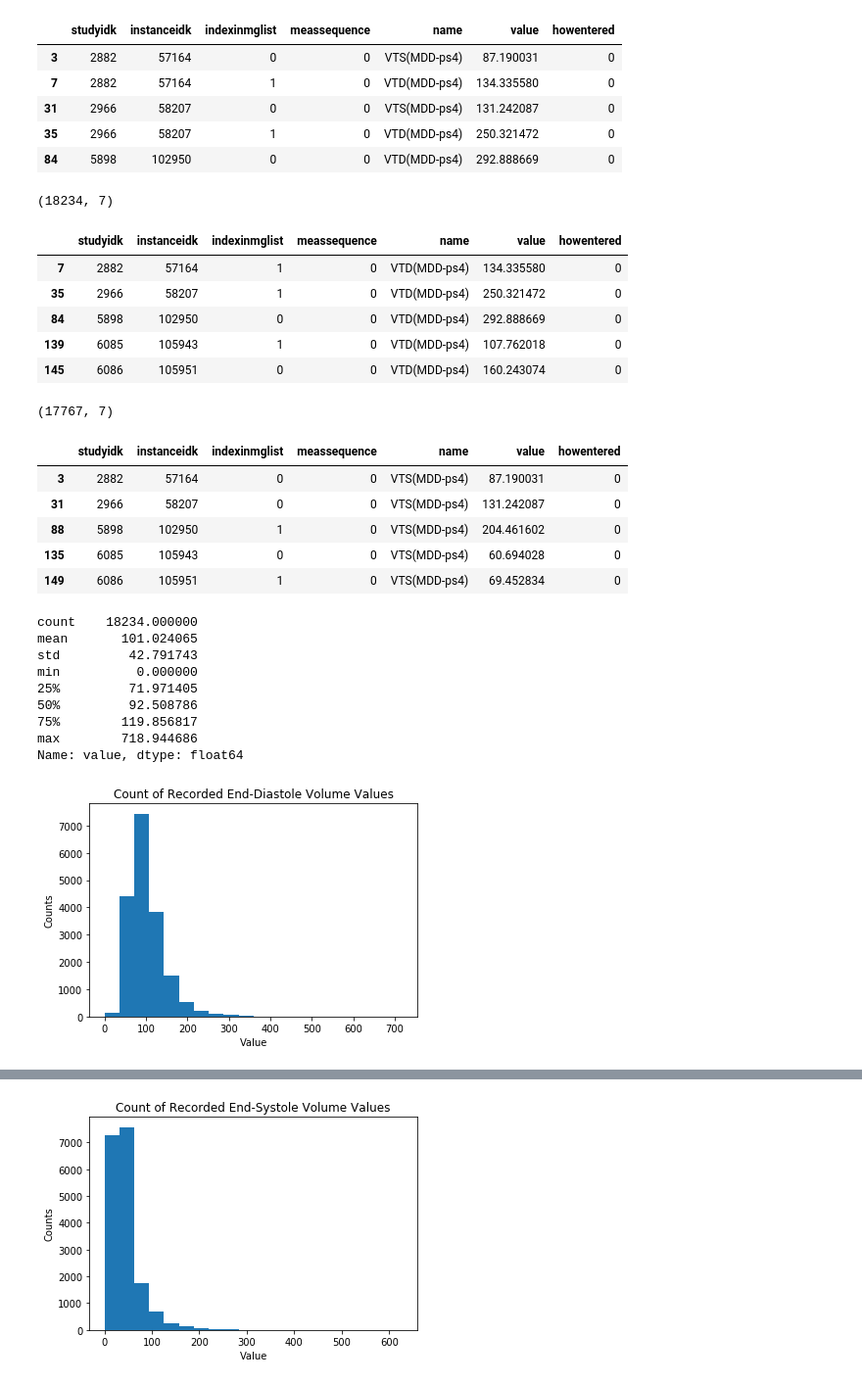
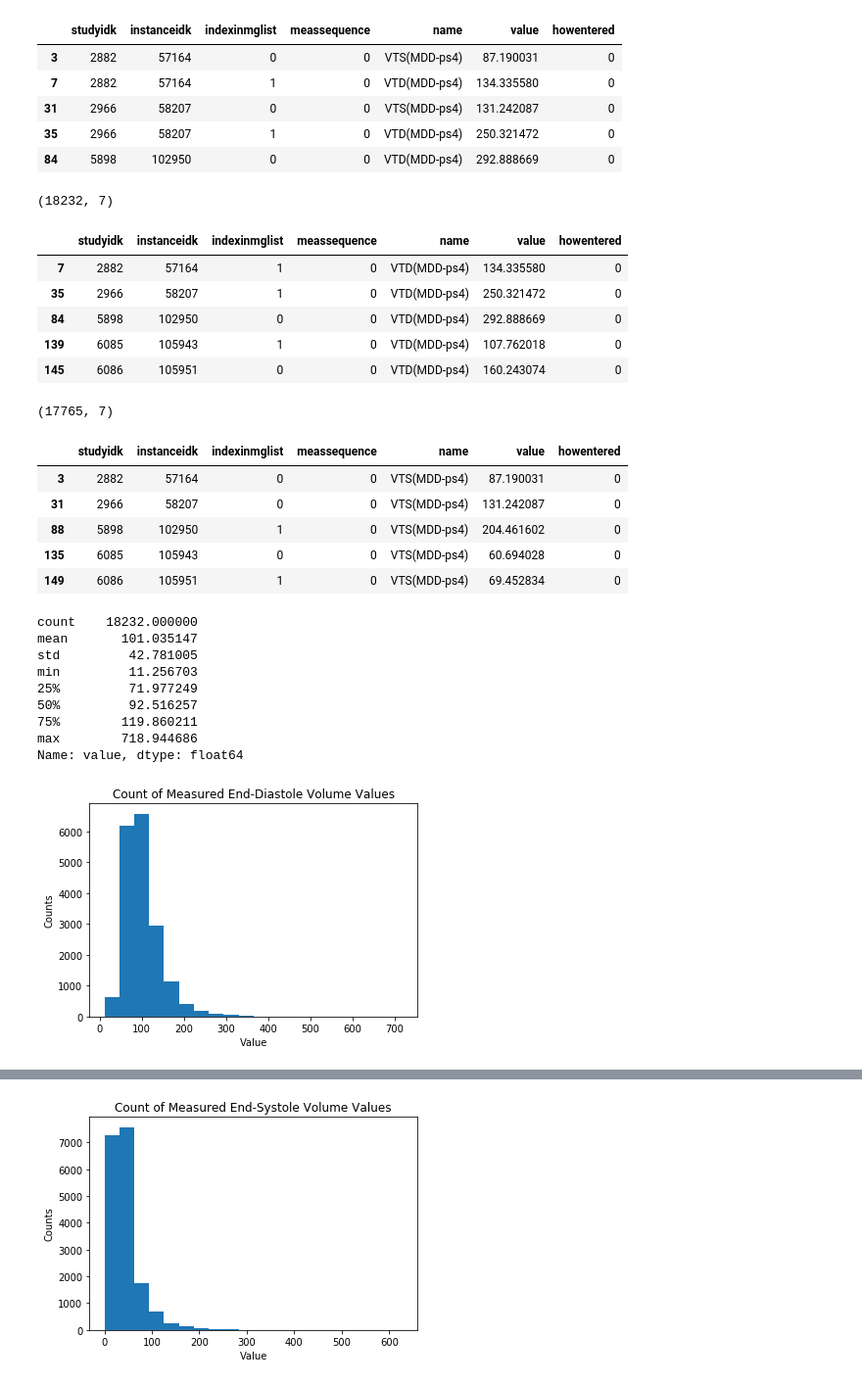
Before and after one commit to dssg/usal_echo_public, a Jupyter notebook: notebooks/20190808_YN_instance_measurement_gt_eda.ipynb, the cells around one changed output, grey strips where cells are left out. Shown: that part at 98% size. Saved outputs shown, nothing was run; the diff lists cells and outputs as text; code cells hidden in the pictures.

```diff
--- a/notebooks/20190808_YN_instance_measurement_gt_eda.ipynb
+++ b/notebooks/20190808_YN_instance_measurement_gt_eda.ipynb
@@ -104,6 +117,7 @@ VTS(MDD-ps4)esf       12
 Name: name, dtype: int64
 # %%
 filter_df = filter_df[filter_df['name'].isin(['VTD(MDD-ps4)', 'VTS(MDD-ps4)'])]
+filter_df = filter_df[filter_df['value']>0]
 print(len(start_df))
 print(len(filter_df))
 print(len(filter_df)/len(start_df))
@@ -125,7 +139,7 @@ diastole_df = filter_df[filter_df['name'].str.contains('VTD')]
 print(diastole_df.shape)
 diastole_df.head()
 # %% [output]
-(18234, 7)
+(18232, 7)
 |  | studyidk | instanceidk | indexinmglist | meassequence | name | value | howentered |
 | 7 | 2882 | 57164 | 1 | 0 | VTD(MDD-ps4) | 134.335580 | 0 |
 | 35 | 2966 | 58207 | 1 | 0 | VTD(MDD-ps4) | 250.321472 | 0 |
@@ -137,7 +151,7 @@ systole_df = filter_df[filter_df['name'].str.contains('VTS')]
 print(systole_df.shape)
 systole_df.head()
 # %% [output]
-(17767, 7)
+(17765, 7)
 |  | studyidk | instanceidk | indexinmglist | meassequence | name | value | howentered |
 | 3 | 2882 | 57164 | 0 | 0 | VTS(MDD-ps4) | 87.190031 | 0 |
 | 31 | 2966 | 58207 | 0 | 0 | VTS(MDD-ps4) | 131.242087 | 0 |
@@ -147,22 +161,22 @@ systole_df.head()
 # %%
 diastole_df['value'].describe()
 # %% [output]
-count    18234.000000
-mean       101.024065
-std         42.791743
-min          0.000000
-25%         71.971405
-50%         92.508786
-75%        119.856817
+count    18232.000000
+mean       101.035147
+std         42.781005
+min         11.256703
+25%         71.977249
+50%         92.516257
+75%        119.860211
 max        718.944686
 Name: value, dtype: float64
 # %%
-plt.title(f'Count of Recorded End-Diastole Volume Values')
+plt.title(f'Count of Measured End-Diastole Volume Values')
 plt.xlabel('Value')
 plt.ylabel('Counts')
 plt.hist(diastole_df['value'], bins=20);
 # %% [output]
-[figure, old version]
+[figure, new version]
 # %%
 systole_df['value'].describe()
 # %% [output]
```
Also changed, not shown: parts of 37 cells of this notebook, 1 other file.
